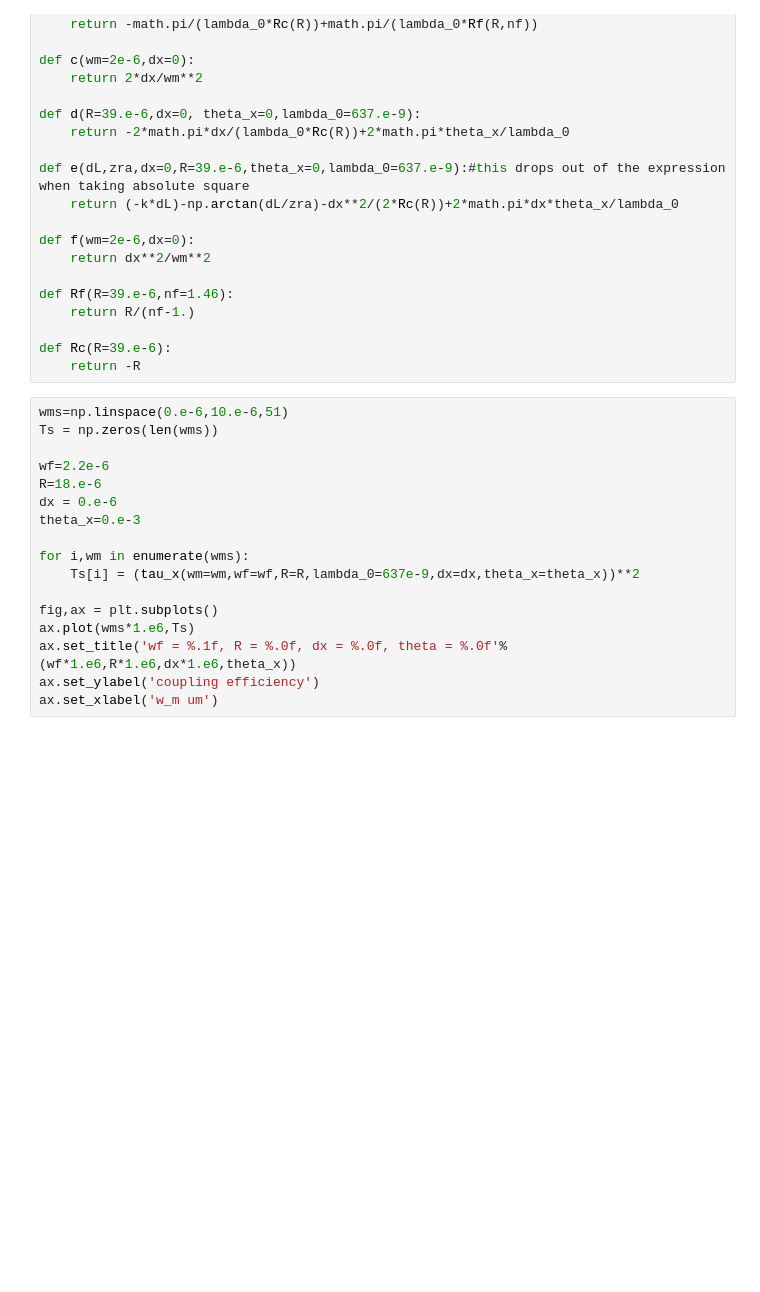
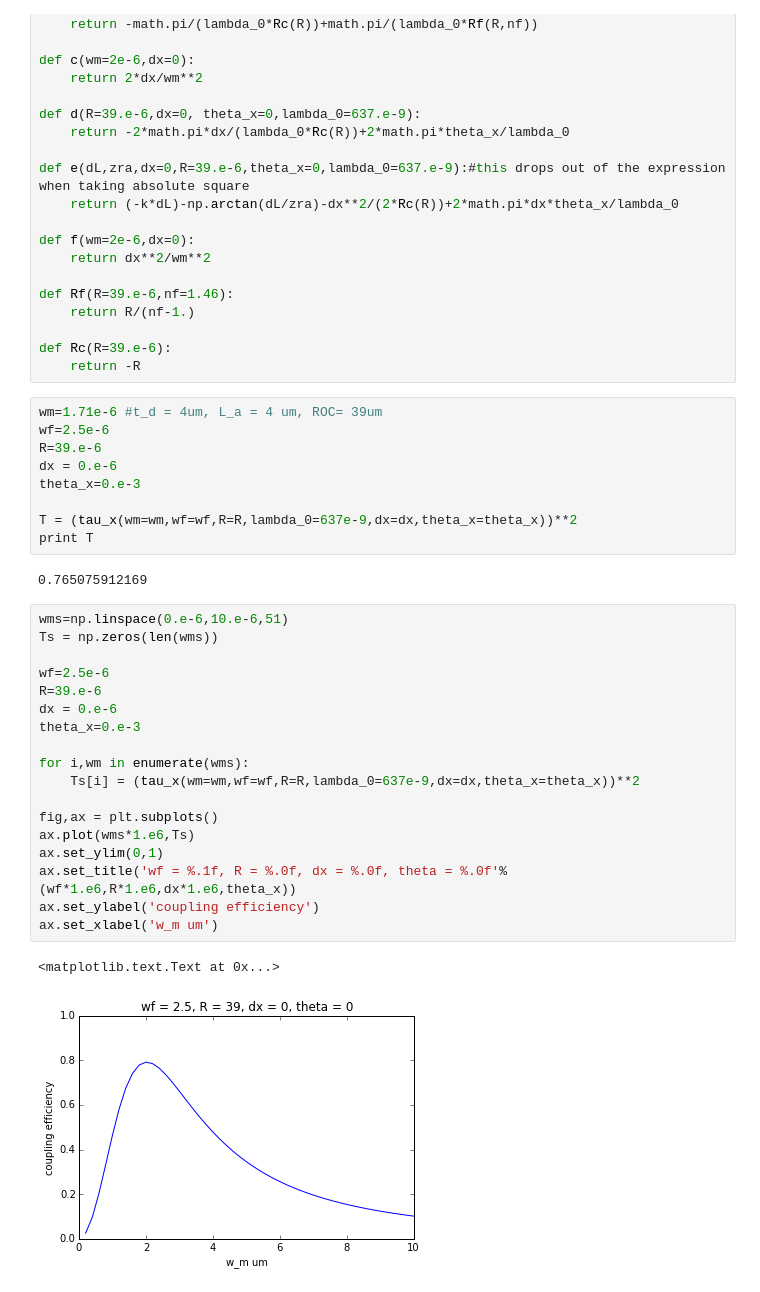
Before and after one commit to zaguros/analysis, a Jupyter notebook: notebooks/cavities/Simulations mode matching.ipynb, the cells around one changed output. Drawn from its saved outputs; the diff is of its cells as text; blank space fills up the shorter version.

```diff
--- a/notebooks/cavities/Simulations mode matching.ipynb
+++ b/notebooks/cavities/Simulations mode matching.ipynb
@@ -43,23 +43,38 @@ def Rf(R=39.e-6,nf=1.46):
 
 def Rc(R=39.e-6):
     return -R
+# %%
+wm=1.71e-6 #t_d = 4um, L_a = 4 um, ROC= 39um
+wf=2.5e-6
+R=39.e-6
+dx = 0.e-6
+theta_x=0.e-3
+
+T = (tau_x(wm=wm,wf=wf,R=R,lambda_0=637e-9,dx=dx,theta_x=theta_x))**2
+print T
+# %% [output]
+0.765075912169
 # %%
 wms=np.linspace(0.e-6,10.e-6,51)
 Ts = np.zeros(len(wms))
 
-wf=2.2e-6
-R=18.e-6
+wf=2.5e-6
+R=39.e-6
 dx = 0.e-6
 theta_x=0.e-3
 
 for i,wm in enumerate(wms):
     Ts[i] = (tau_x(wm=wm,wf=wf,R=R,lambda_0=637e-9,dx=dx,theta_x=theta_x))**2
 
 fig,ax = plt.subplots()
 ax.plot(wms*1.e6,Ts)
+ax.set_ylim(0,1)
 ax.set_title('wf = %.1f, R = %.0f, dx = %.0f, theta = %.0f'%(wf*1.e6,R*1.e6,dx*1.e6,theta_x))
 ax.set_ylabel('coupling efficiency')
 ax.set_xlabel('w_m um')
+# %% [output]
+<matplotlib.text.Text at 0x...>
+[figure, added]
 # %%
 dxs=np.linspace(0.e-6,1.e-6,51)
 Ts = np.zeros(len(wms))
```
Also changed, not shown: parts of 3 cells of this notebook, 6 other files.
